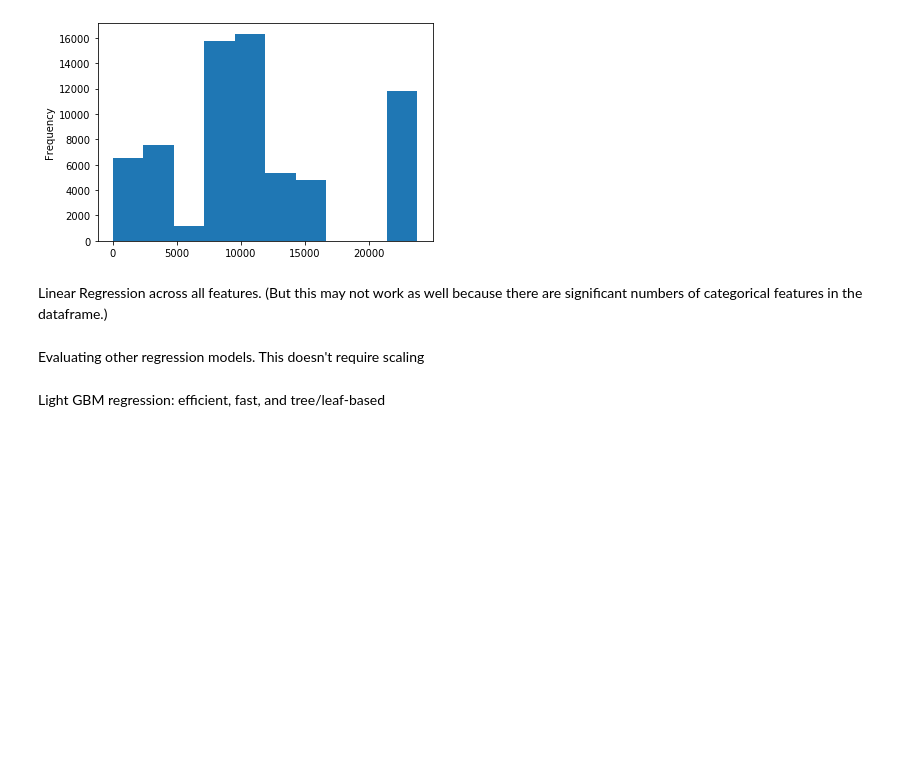
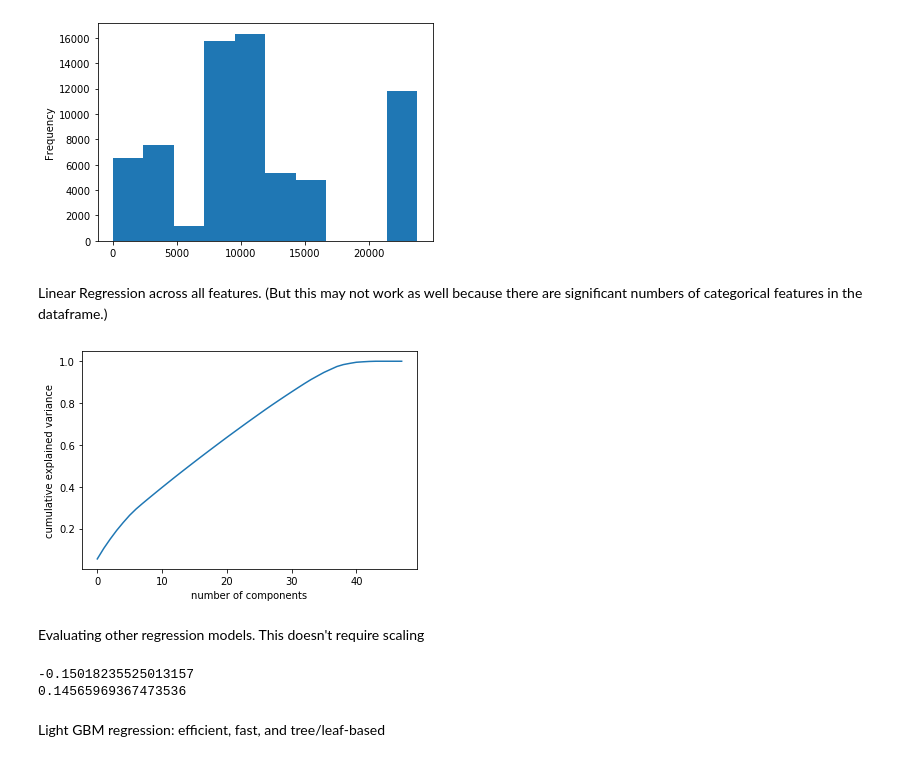
Before and after one commit to ritwikamukherjee/Insight_Project, a Jupyter notebook: MBTA commuter rail service interruption estimations.ipynb, the cells around one changed output. Drawn from its saved outputs; the diff is of its cells as text; code cells hidden in the pictures; blank space fills up the shorter version.

```diff
--- a/MBTA commuter rail service interruption estimations.ipynb
+++ b/MBTA commuter rail service interruption estimations.ipynb
@@ -313,5 +322,5 @@ z_withfreq_weather_ridership['Total_Hours_of_Service_Interruption']
 # %%
-z_withfreq_weather_ridership.Reliability= z_withfreq_weather_ridership.Reliability.fillna(0)
+commuterrail_withfreq_weather_ridership.Reliability= commuterrail_withfreq_weather_ridership.Reliability.fillna(0)
 # %% [markdown]
 This data was binned in 2 hr intervals for every train. This was done to avoid regressing every datum into a continuous model.The trains had different frequencies of alerts and movement. 2 hr bins were ideal because it was broad enough to account for all trains. So, for each day, data was collected and binned into 12-2 AM, 2-4 AM, 4-6 AM, etc. 0s were added to the empty bins.
 # %%
@@ -337,10 +346,10 @@ Super_dict["Ridership_2018"] = list()
 Super_dict["TotalServiceAlerts"]=list()
 Super_dict["Total_Hours_of_Service_Interruption"] = list()
 
-for train in set(z_withfreq_weather_ridership["Trains"]):
+for train in set(commuterrail_withfreq_weather_ridership["Trains"]):
   print(train)
-  train_mask = z_withfreq_weather_ridership["Trains"] == train
-  TRAIN_df = z_withfreq_weather_ridership[train_mask]
+  train_mask = commuterrail_withfreq_weather_ridership["Trains"] == train
+  TRAIN_df = commuterrail_withfreq_weather_ridership[train_mask]
   for yr in [2017, 2018, 2019]:
     yearmask = TRAIN_df["Year"] == yr
     for month in range (1,13):
@@ -590,8 +613,10 @@ year_dummies = pd.get_dummies(X['Year'])
 month_dummies= pd.get_dummies(X['Month'])
 weekday_name_dummies = pd.get_dummies(X['Weekday_Name'])
 # %%
-X = X.join([trains_dummies, year_dummies, month_dummies, weekday_name_dummies])
+X = X.join([month_dummies, weekday_name_dummies]) #trains_dummies, year_dummies,
 X = X.drop("Trains", axis =1)
 X = X.drop("Month", axis =1)
 X = X.drop("Weekday_Name", axis =1)
 X = X.drop("Year", axis =1)
+X = X.drop("BinnedHours", axis =1)
+X = X.drop("TotalServiceAlerts", axis =1)
@@ -640,7 +675,7 @@ import lightgbm as lgb
 from lightgbm import LGBMRegressor
 %matplotlib inline
 # %%
-X_train, X_test, y_train, y_test = train_test_split(X, newy, train_size=0.8, random_state=42)
+X_train, X_test, y_train, y_test = train_test_split(X, y, train_size=0.8, random_state=42)
 scaler = StandardScaler().fit(X_train)
 X_train_scaled = pd.DataFrame(scaler.transform(X_train), index=X_train.index.values, columns=X_train.columns.values)
 X_test_scaled = pd.DataFrame(scaler.transform(X_test), index=X_test.index.values, columns=X_test.columns.values)
@@ -655,10 +690,12 @@ pca_scaled = PCA()
 pca_scaled.fit(X_train_scaled)
 cpts_scaled = pd.DataFrame(pca.transform(X_train_scaled)) #applied on training data
 # %%
-#Applying PCA on scaled data gave a better output
-# plt.plot(np.cumsum(pca_scaled.explained_variance_ratio_))
-# plt.xlabel('number of components')
-# plt.ylabel('cumulative explained variance');
+#Applying PCA on scaled data gave a better output #but linear regression is not selected because of performance issues
+plt.plot(np.cumsum(pca_scaled.explained_variance_ratio_))
+plt.xlabel('number of components')
+plt.ylabel('cumulative explained variance');
+# %% [output]
+[figure, added]
 # %%
 #Check score of scaled test type
 from sklearn.metrics import r2_score
@@ -678,6 +714,17 @@ print("Mean absolute error: %.2f" % metrics.mean_absolute_error(y_test, predicti
 # Mean absolute error: 0.13
 # %% [markdown]
 Evaluating other regression models. This doesn't require scaling
+# %%
+import numpy as np
+from sklearn.dummy import DummyRegressor
+dummy_regr = DummyRegressor(strategy="median")
+dummy_regr.fit(X_train, y_train)
+print(dummy_regr.score(X_test, y_test))
+y_pred = dummy_regr.fit(X_train, y_train).predict(y_test)
+print(metrics.mean_absolute_error(y_test, y_pred))
+# %% [output]
+-0.15018235525013157
+0.14565969367473536
 # %%
 # Check Multiple Models for linear regression
 models = []
```
Also changed, not shown: parts of 37 cells of this notebook.
